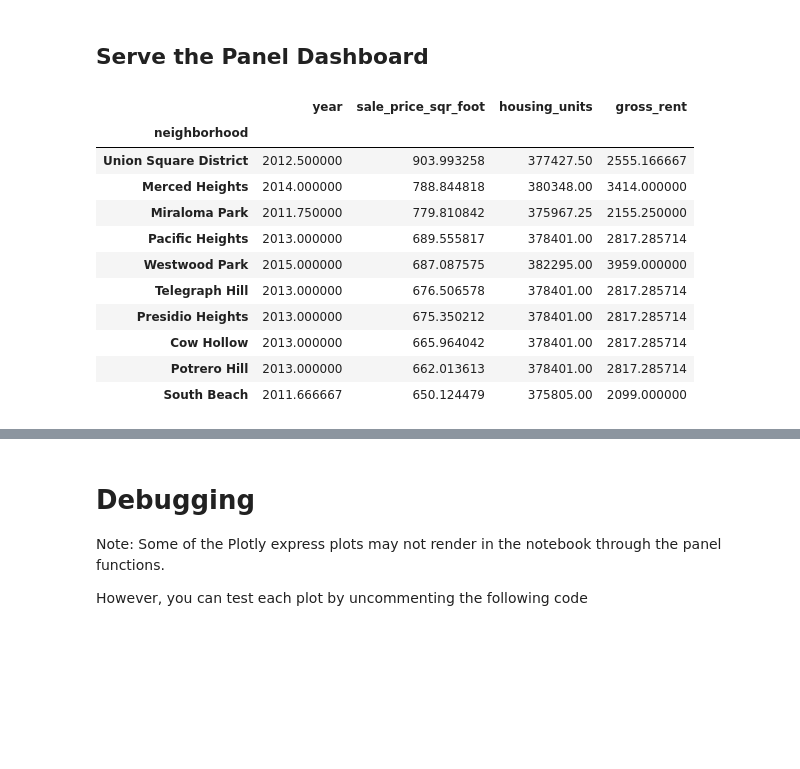
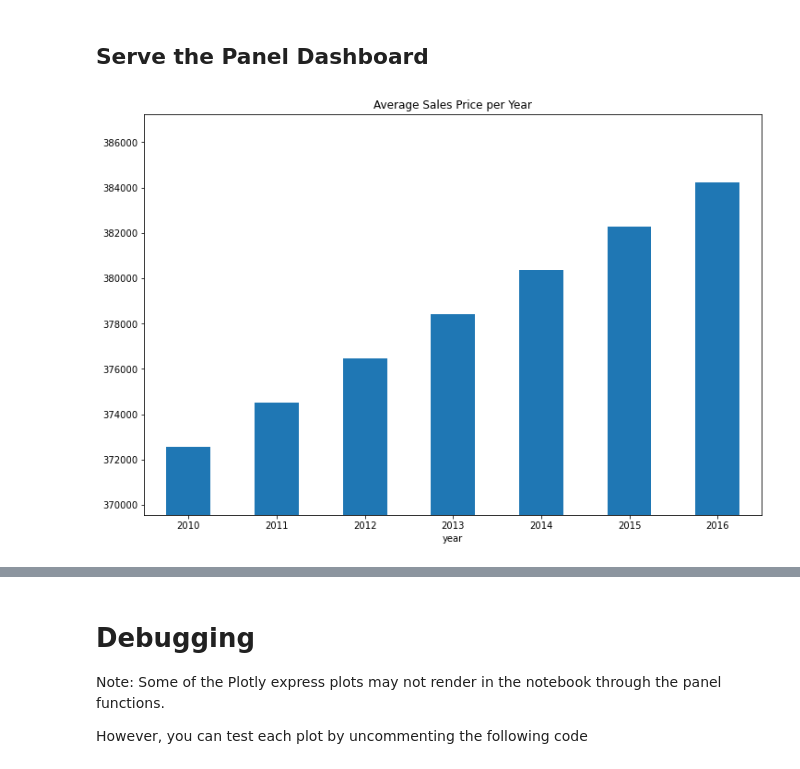
Before and after one commit to gokhanunal34/pyvizApplications, a Jupyter notebook: dashboard.ipynb, the cells around one changed output, grey strips where cells are left out. Cells and saved outputs as stored; diff of their text form; code cells hidden in the pictures; blank space fills up the shorter version.

Commit message:
finished everything except the yearly market analysis tab

```diff
--- a/dashboard.ipynb
+++ b/dashboard.ipynb
@@ -24,12 +24,12 @@ px.set_mapbox_access_token(map_box_api)
 # %%
 # Import the necessary CSVs to Pandas DataFrames
 nb_coordinates = pd.read_csv(
-    Path("../Data/neighborhoods_coordinates.csv")
+    Path("neighborhoods_coordinates.csv")
  )
 nb_coordinates
 
 sfo_neighborhoods_census = pd.read_csv(
-    Path("../Data/sfo_neighborhoods_census_data.csv"),
+    Path("sfo_neighborhoods_census_data.csv"),
     index_col='year'
 )
 
@@ -297,21 +250,59 @@ dashboard = pn.Tabs(
 # %% [markdown]
 ## Serve the Panel Dashboard
-# %%
-top_ten_most_expensive = sfo_neighborhoods_census.groupby('neighborhood').mean().sort_values(ascending=False, by= 'sale_price_sqr_foot').head(10)
-
-top_ten_most_expensive
-# %% [output]
-|  | year | sale_price_sqr_foot | housing_units | gross_rent |
-| neighborhood |  |  |  |  |
-| Union Square District | 2012.500000 | 903.993258 | 377427.50 | 2555.166667 |
-| Merced Heights | 2014.000000 | 788.844818 | 380348.00 | 3414.000000 |
-| Miraloma Park | 2011.750000 | 779.810842 | 375967.25 | 2155.250000 |
-| Pacific Heights | 2013.000000 | 689.555817 | 378401.00 | 2817.285714 |
-| Westwood Park | 2015.000000 | 687.087575 | 382295.00 | 3959.000000 |
-| Telegraph Hill | 2013.000000 | 676.506578 | 378401.00 | 2817.285714 |
-| Presidio Heights | 2013.000000 | 675.350212 | 378401.00 | 2817.285714 |
-| Cow Hollow | 2013.000000 | 665.964042 | 378401.00 | 2817.285714 |
-| Potrero Hill | 2013.000000 | 662.013613 | 378401.00 | 2817.285714 |
-| South Beach | 2011.666667 | 650.124479 | 375805.00 | 2099.000000 |
+# %%
+title = "Real Estate Data of San Francisco from 2010-2016"
+
+
+# Create a tab layout for the dashboard
+#welcome = pn.Row(pn.Column(title), neighborhood_maps())
+welcome_tab = pn.Row(pn.Column(title), neighborhood_map())
+yearly_market_analysis_tab = pn.Column(housing_units_per_year(), average_gross_rent(), average_sales_price())
+
+neighborhood_analyis_tab = pn.Column(average_price_by_neighborhood(), top_most_expensive_neighborhoods())
+
+parallel_plots_analysis_tab = pn.Column(
+    parallel_categories(),
+    parallel_coordinates()
+)
+
+sunburst_tab = pn.Column(sunburst())
+
+
+# Create the dashboard
+san_francisco_dashboard = pn.Tabs(("Welcome", welcome_tab),
+    ("Yearly Market Analysis", yearly_market_analysis_tab),
+    ("Neighborhood Analysis", neighborhood_analyis_tab),
+    ("Interactive Market Analysis by Neighborhood", parallel_plots_analysis_tab),
+    ("Sunburst", sunburst_tab)
+)
+
+
+sf_market_plots = pn.Column(
+    '## San Francisco housing market overview',
+    housing_units_per_year(),
+    average_gross_rent(),
+    average_sales_price()
+)
+
+neighborhood_plots = pn.Column(
+    '## San Francisco neighborhoods overview',
+    average_price_by_neighborhood(),
+    top_most_expensive_neighborhoods(),
+)
+
+
+neighborhood_maps = pn.Column(
+    '## Neighborhood maps',
+    neighborhood_map()
+)
+
+
+parallel_plots = pn.Column(
+    '## Parallel plots',
+    parallel_categories(),
+    parallel_coordinates(),
+)
+# %% [output]
+[figure, added]
 # %%
 # Serve the# dashboard
```
Also changed, not shown: parts of 24 cells of this notebook.
